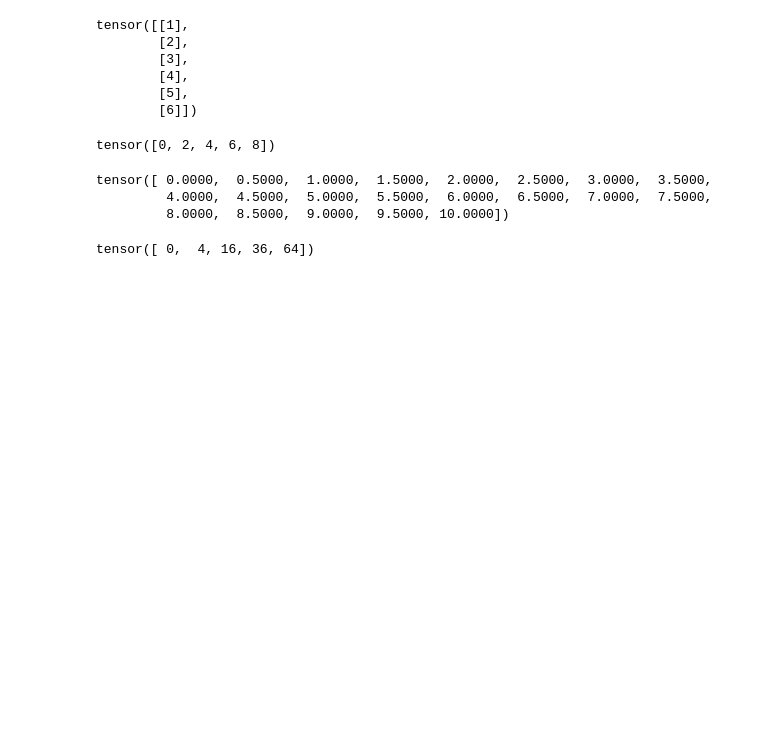
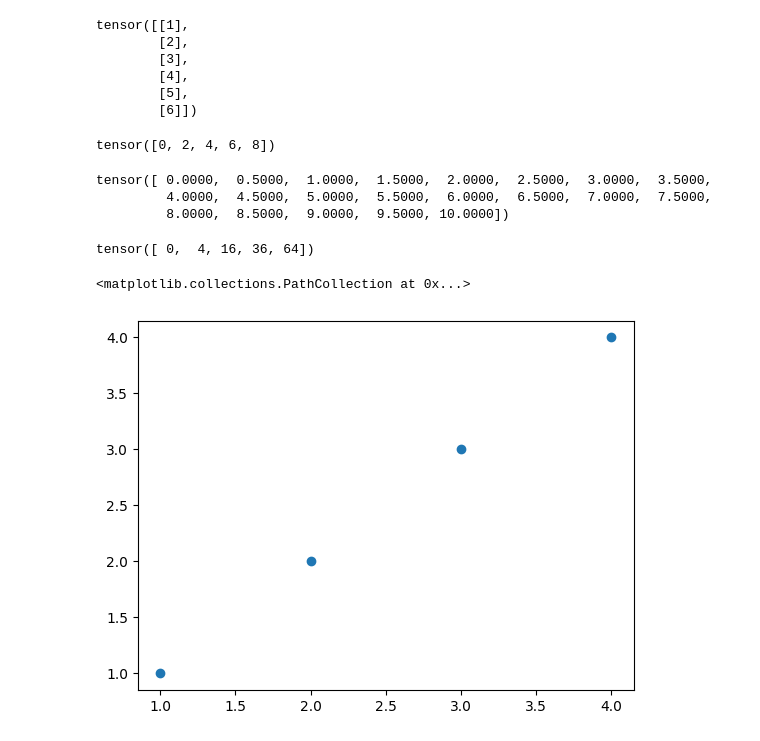
Before and after one commit to MissingSemesterCUET/ML, a Jupyter notebook: lecture1.ipynb, the cells around one changed output. Drawn from its saved outputs; the diff is of its cells as text; code cells hidden in the pictures; blank space fills up the shorter version.

```diff
--- a/lecture1.ipynb
+++ b/lecture1.ipynb
@@ -245,4 +245,7 @@ tensor([ 0,  4, 16, 36, 64])
 # %%
 import matplotlib.pyplot as plt
 
-plt
+plt.scatter([1, 2, 3, 4], [1, 2, 3, 4])
+# %% [output]
+<matplotlib.collections.PathCollection at 0x...>
+[figure, added]
```
Also changed, not shown: parts of 10 cells of this notebook, 2 other files.
